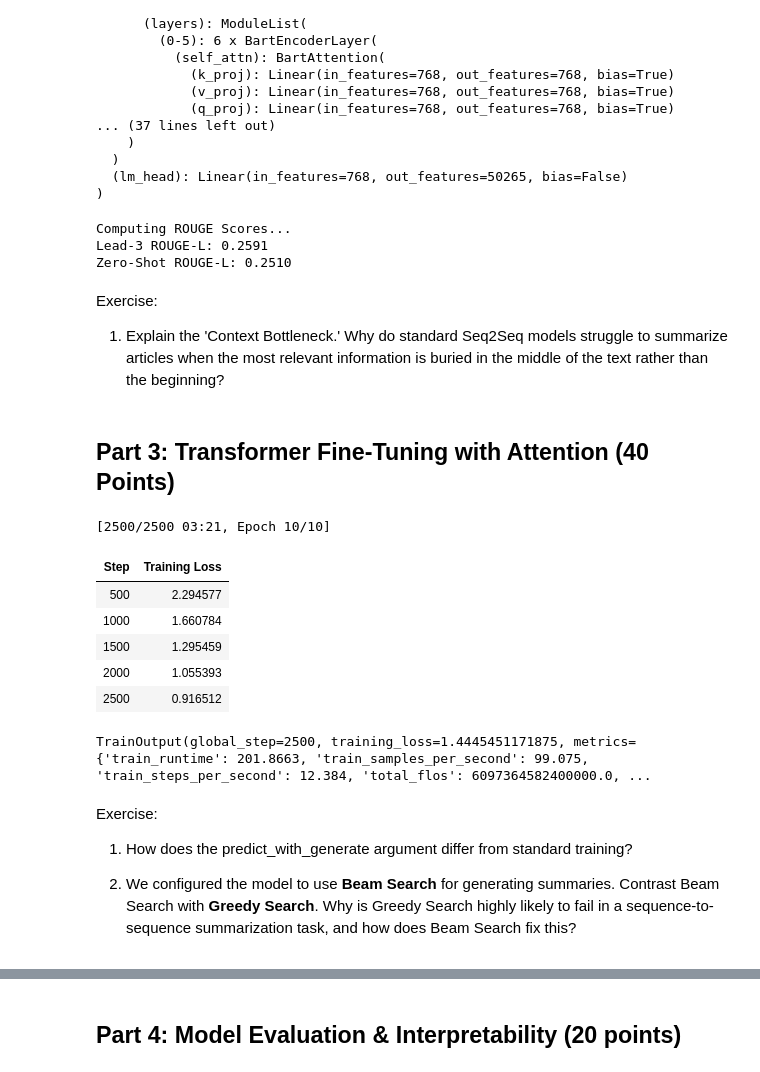
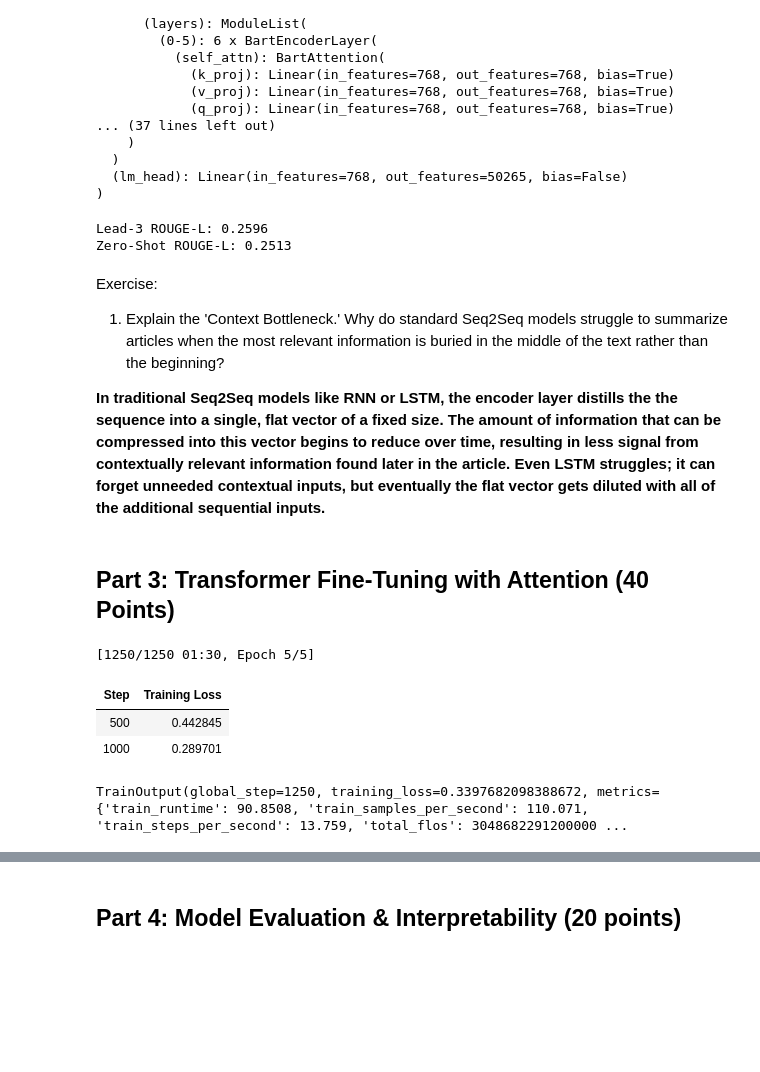
Before and after one commit to rcwaterman/DSE6212, a Jupyter notebook: Module 5/Week_5_Assignment_Seq2Seq_Attention(Studentversion)-1.ipynb, the cells around one changed output, grey strips where cells are left out. Cells and saved outputs as stored; diff of their text form; code cells hidden in the pictures; blank space fills up the shorter version.

```diff
--- a/Module 5/Week_5_Assignment_Seq2Seq_Attention(Studentversion)-1.ipynb
+++ b/Module 5/Week_5_Assignment_Seq2Seq_Attention(Studentversion)-1.ipynb
@@ -59,11 +59,8 @@ def preprocess_function(examples):
                         truncation=True,
                         padding="max_length")
 
-    # Replace the pad_token_id with -100 in the labels tensor
-    model_inputs["labels"] = [
-        [(l if l != tokenizer.pad_token_id else -100) for l in label]
-        for label in labels["input_ids"]
-    ]
+    model_inputs["labels"] = labels["input_ids"]
+
     return model_inputs
 # %%
 from datasets import load_dataset
@@ -180,40 +172,37 @@ for i, example in enumerate(tqdm(val)):
     article = example["article"]
     highlights = example["highlights"]
 
-    # A. Generate Lead-3
+    # Generate Lead-3
     lead_3_preds.append(get_lead_3_baseline(article))
 
-    # B. Generate Zero-Shot (DistilBART)
+    # Generate Zero-Shot
     zero_shot_preds.append(get_zeroshot_summary(article, model, tokenizer))
 
-    # C. Store Reference
+    # Store Reference
     references.append(highlights)
 
-# --- Calculation ---
-
-print("\nComputing ROUGE Scores...")
-
-# 1. Calculate Lead-3 Score
+# Calculate Lead-3 Score
 lead_3_results = rouge.compute(
     predictions=lead_3_preds,
     references=references
 )
 print(f"Lead-3 ROUGE-L: {lead_3_results['rougeL']:.4f}")
 
-# 2. Calculate Zero-Shot Score
+# Calculate Zero-Shot Score
 zero_shot_results = rouge.compute(
     predictions=zero_shot_preds,
     references=references
 )
 print(f"Zero-Shot ROUGE-L: {zero_shot_results['rougeL']:.4f}")
 # %% [output]
-Computing ROUGE Scores...
-Lead-3 ROUGE-L: 0.2591
-Zero-Shot ROUGE-L: 0.2510
+Lead-3 ROUGE-L: 0.2596
+Zero-Shot ROUGE-L: 0.2513
 # %% [markdown]
 Exercise:
 
 1.   Explain the 'Context Bottleneck.' Why do standard Seq2Seq models struggle to summarize articles when the most relevant information is buried in the middle of the text rather than the beginning?
+
+**In traditional Seq2Seq models like RNN or LSTM, the encoder layer distills the the sequence into a single, flat vector of a fixed size. The amount of information that can be compressed into this vector begins to reduce over time, resulting in less signal from contextually relevant information found later in the article. Even LSTM struggles; it can forget unneeded contextual inputs, but eventually the flat vector gets diluted with all of the additional sequential inputs.**
 # %% [markdown]
 ## Part 3: Transformer Fine-Tuning with Attention (40 Points)
 # %%
@@ -228,44 +217,35 @@ import torch
 
 
 training_args = Seq2SeqTrainingArguments(
     output_dir="./results",
     learning_rate=5e-5,        # Hint: 5e-5 is standard for BART
-    num_train_epochs=10,     # Hint: 3 to 5 is sufficient
+    num_train_epochs=5,     # Hint: 3 to 5 is sufficient
     per_device_train_batch_size=8,
     predict_with_generate=True,
     fp16=torch.cuda.is_available(),
 )
 
 data_collator = DataCollatorForSeq2Seq(
     tokenizer=tokenizer,
     model=model,
     padding="longest",
     max_length=input_max_len
 )
 
 # Category B Scaffold: Initialization of the Trainer API
 trainer = Seq2SeqTrainer(
     model=model,
     args=training_args,
     train_dataset=train_tokenized,
     eval_dataset=test_tokenized,
     data_collator=data_collator
 )
 
 # Train the model
 trainer.train()
 # %% [output]
-[2500/2500 03:21, Epoch 10/10]
+[1250/1250 01:30, Epoch 5/5]
 | Step | Training Loss |
-| 500 | 2.294577 |
-| 1000 | 1.660784 |
-| 1500 | 1.295459 |
-| 2000 | 1.055393 |
-| 2500 | 0.916512 |
+| 500 | 0.442845 |
+| 1000 | 0.289701 |
-TrainOutput(global_step=2500, training_loss=1.4445451171875, metrics={'train_runtime': 201.8663, 'train_samples_per_second': 99.075, 'train_steps_per_second': 12.384, 'total_flos': 6097364582400000.0, ...
+TrainOutput(global_step=1250, training_loss=0.3397682098388672, metrics={'train_runtime': 90.8508, 'train_samples_per_second': 110.071, 'train_steps_per_second': 13.759, 'total_flos': 3048682291200000 ...
-# %% [markdown]
-Exercise:
-
-1.   How does the predict_with_generate argument differ from standard training?
-
-2.   We configured the model to use **Beam Search** for generating summaries. Contrast Beam Search with **Greedy Search**. Why is Greedy Search highly likely to fail in a sequence-to-sequence summarization task, and how does Beam Search fix this?
```
Also changed, not shown: parts of 11 cells of this notebook.
